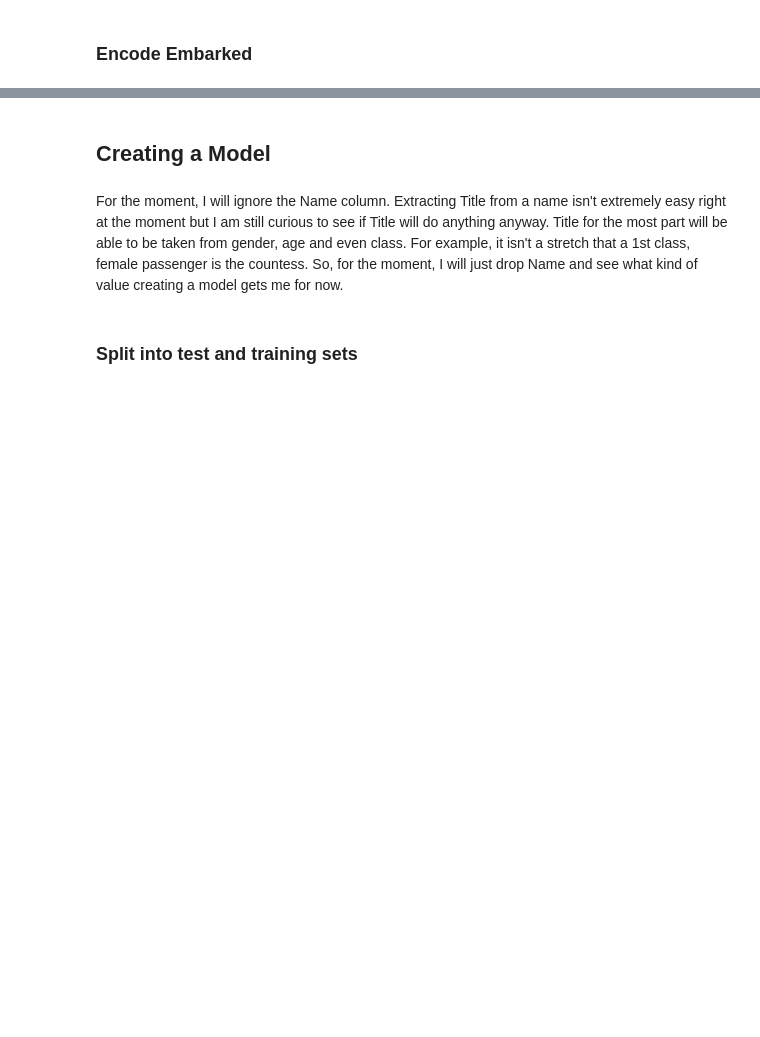
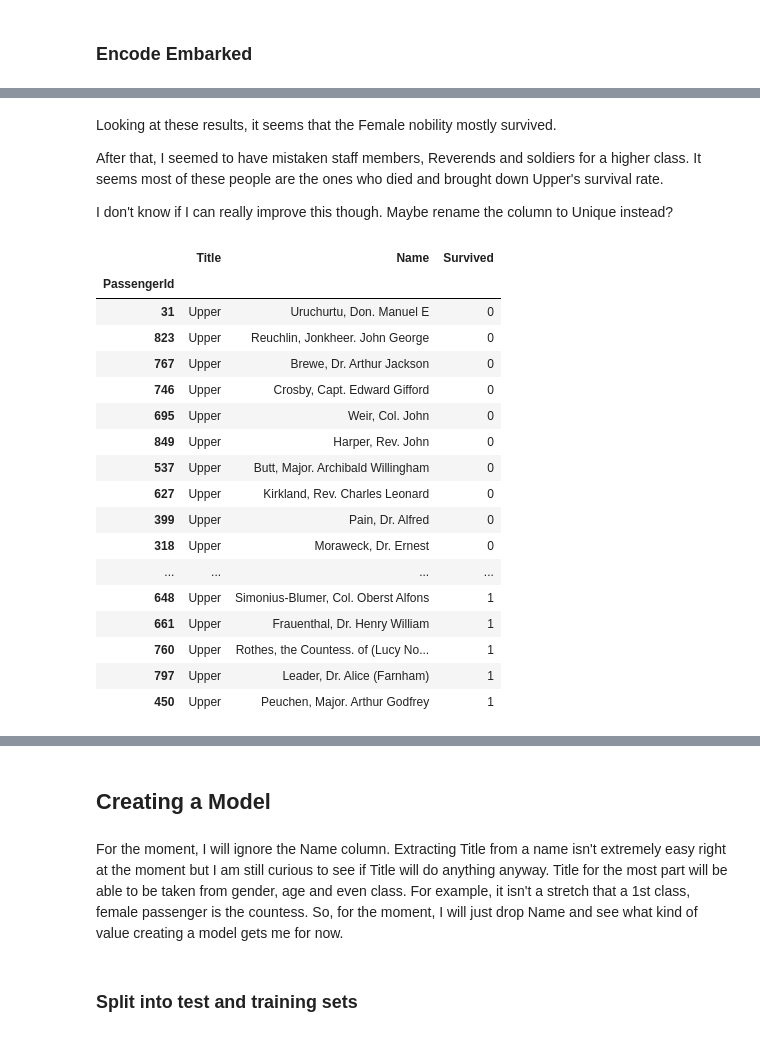
Before and after one commit to ThibaultHuyet/machine_learning, a Jupyter notebook: Notebooks/Titanic.ipynb, the cells around one changed output, grey strips where cells are left out. Drawn from its saved outputs; the diff is of its cells as text; code cells hidden in the pictures; blank space fills up the shorter version.

```diff
--- a/Notebooks/Titanic.ipynb
+++ b/Notebooks/Titanic.ipynb
@@ -462,0 +563,27 @@ titanic.head()
+# %% [markdown]
+Looking at these results, it seems that the Female nobility mostly survived.
+
+After that, I seemed to have mistaken staff members, Reverends and soldiers for a higher class. It seems most of these people are the ones who died and brought down Upper's survival rate.
+
+I don't know if I can really improve this though. Maybe rename the column to Unique instead?
+# %%
+titanic[['Title', 'Name', 'Survived']][titanic['Title'] == 'Upper'].sort_values(by = ['Survived'])
+# %% [output]
+|  | Title | Name | Survived |
+| PassengerId |  |  |  |
+| 31 | Upper | Uruchurtu, Don. Manuel E | 0 |
+| 823 | Upper | Reuchlin, Jonkheer. John George | 0 |
+| 767 | Upper | Brewe, Dr. Arthur Jackson | 0 |
+| 746 | Upper | Crosby, Capt. Edward Gifford | 0 |
+| 695 | Upper | Weir, Col. John | 0 |
+| 849 | Upper | Harper, Rev. John | 0 |
+| 537 | Upper | Butt, Major. Archibald Willingham | 0 |
+| 627 | Upper | Kirkland, Rev. Charles Leonard | 0 |
+| 399 | Upper | Pain, Dr. Alfred | 0 |
+| 318 | Upper | Moraweck, Dr. Ernest | 0 |
+| ... | ... | ... | ... |
+| 648 | Upper | Simonius-Blumer, Col. Oberst Alfons | 1 |
+| 661 | Upper | Frauenthal, Dr. Henry William | 1 |
+| 760 | Upper | Rothes, the Countess. of (Lucy No... | 1 |
+| 797 | Upper | Leader, Dr. Alice (Farnham) | 1 |
+| 450 | Upper | Peuchen, Major. Arthur Godfrey | 1 |
```
Also changed, not shown: parts of 32 cells of this notebook.
